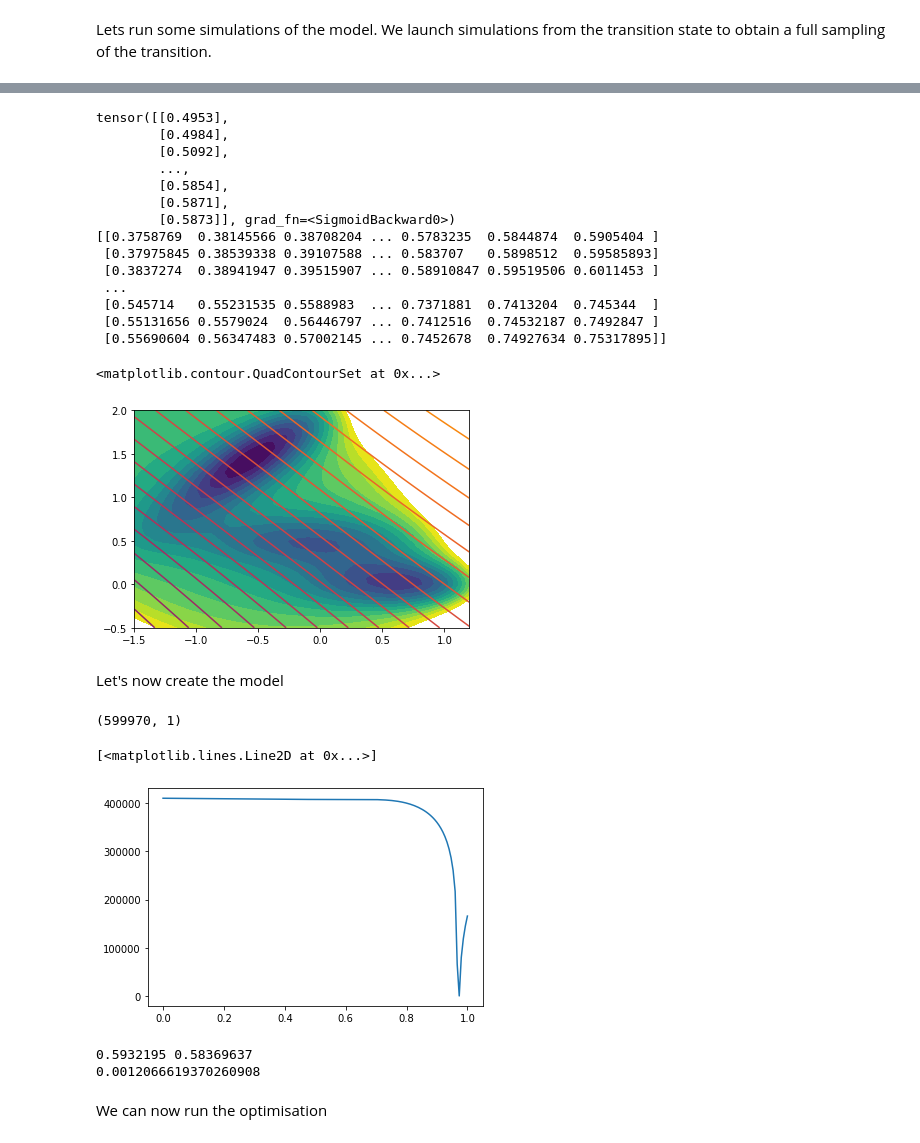
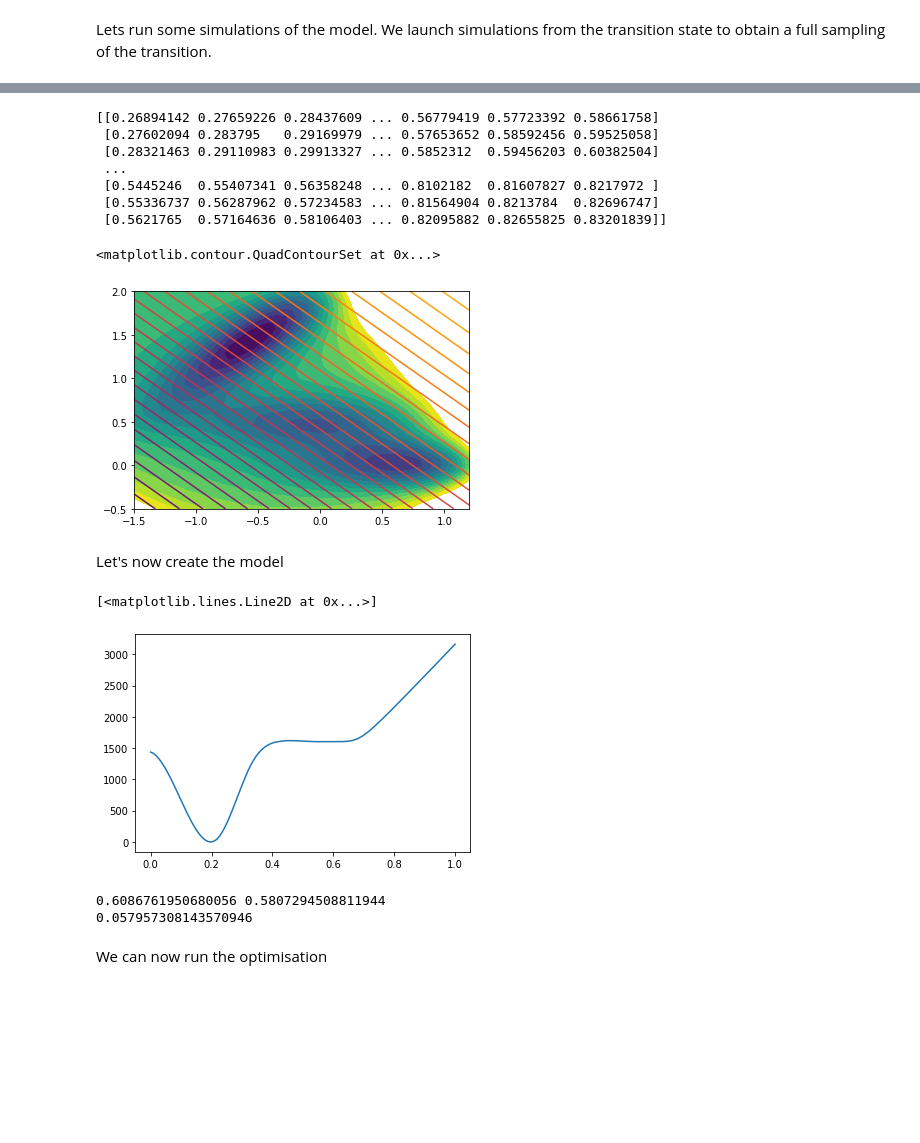
Before and after one commit to langevinmodel/folie, a Jupyter notebook: examples/tutorials/optimal_cv_transition_angle.ipynb, the cells around one changed output, grey strips where cells are left out. Drawn from its saved outputs; the diff is of its cells as text; code cells hidden in the pictures; blank space fills up the shorter version.

```diff
--- a/examples/tutorials/optimal_cv_transition_angle.ipynb
+++ b/examples/tutorials/optimal_cv_transition_angle.ipynb
@@ -102,39 +75,25 @@ tensor([[-0.8914,  0.5205],
 # %%
-#initialization of the neural network
-input_size = 2
-output_size = 1
-projection = nn.Sequential(
-    nn.Linear(input_size, 2), nn.ELU(),
-#     nn.Linear(8, 8), nn.ELU(),
-    nn.Linear(2, 1), nn.Sigmoid()
-)
-
-print(projection(x_torch))
+def projection(X,coefficient):
+    return 1.0/(1+np.exp(-((1.0-coefficient)*X[:,0]+coefficient*X[:,1])))
 
 # Show the initial cv
-new_cv = projection(torch.Tensor(np.column_stack([X.ravel(),Y.ravel()]))).detach().numpy().reshape(X.shape)
+coefficient0 = 0.5
+new_cv = projection(np.column_stack([X.ravel(),Y.ravel()]),coefficient0).reshape(X.shape)
 print(new_cv)
 fig = plt.figure()
 ax = plt.axes()
 ax.contourf(X, Y, pot-np.min(pot), levels=np.linspace(0,50,15))
 ax.contour(X, Y, new_cv, cmap="inferno", levels=np.linspace(0,1,50))
 # %% [output]
-tensor([[0.4953],
-        [0.4984],
-        [0.5092],
-        ...,
-        [0.5854],
-        [0.5871],
-        [0.5873]], grad_fn=<SigmoidBackward0>)
-[[0.3758769  0.38145566 0.38708204 ... 0.5783235  0.5844874  0.5905404 ]
- [0.37975845 0.38539338 0.39107588 ... 0.583707   0.5898512  0.59585893]
- [0.3837274  0.38941947 0.39515907 ... 0.58910847 0.59519506 0.6011453 ]
+[[0.26894142 0.27659226 0.28437609 ... 0.56779419 0.57723392 0.58661758]
+ [0.27602094 0.283795   0.29169979 ... 0.57653652 0.58592456 0.59525058]
+ [0.28321463 0.29110983 0.29913327 ... 0.5852312  0.59456203 0.60382504]
  ...
- [0.545714   0.55231535 0.5588983  ... 0.7371881  0.7413204  0.745344  ]
- [0.55131656 0.5579024  0.56446797 ... 0.7412516  0.74532187 0.7492847 ]
- [0.55690604 0.56347483 0.57002145 ... 0.7452678  0.74927634 0.75317895]]
+ [0.5445246  0.55407341 0.56358248 ... 0.8102182  0.81607827 0.8217972 ]
+ [0.55336737 0.56287962 0.57234583 ... 0.81564904 0.8213784  0.82696747]
+ [0.5621765  0.57164636 0.58106403 ... 0.82095882 0.82655825 0.83201839]]
 <matplotlib.contour.QuadContourSet at 0x...>
-[figure, old version]
+[figure, new version]
 # %% [markdown]
 Let's now create the model
 # %%
@@ -143,23 +102,23 @@ model_fit = fl.models.OverdampedSplines1D(domain=domain)
 # %%
 
 est=fl.KramersMoyalEstimator(model_fit)
-data_proj = fl.Trajectories()
-data_proj.append({"x": projection(x_torch).detach().numpy(), "xt": projection(xt_torch).detach().numpy(), "dt":dt})
-print(data_proj[0]["x"].shape)
+data_proj = fl.Trajectories(dt=dt)
+for trj in data:
+    data_proj.append(projection(trj["x"], coefficient0).reshape(-1,1))
+
 est.fit(data_proj)
 pmf=fl.analysis.free_energy_profile_1d(model_fit, np.linspace(0.01,0.99,150))
 plt.plot(np.linspace(0,1,150), pmf)
 # %% [output]
-(599970, 1)
+[<matplotlib.lines.Line2D at 0x...>]
-[<matplotlib.lines.Line2D at 0x...>]
-[figure, old version]
+[figure, new version]
 # %%
-proj_product=projection(torch.Tensor(product)).detach().numpy()[0,0]
-proj_reactant=projection(torch.Tensor(reactant)).detach().numpy()[0,0]
+proj_product=projection(product, coefficient0)[0]
+proj_reactant=projection(reactant, coefficient0)[0]
 print(proj_reactant,proj_product)
 mfpt = fl.analysis.mfpt_1d(model_fit,x_end=proj_product, x_range=[0.01,0.99], x_start=proj_reactant)
 print(mfpt)
 # %% [output]
-0.5932195 0.58369637
-0.0012066619370260908
+0.6086761950680056 0.5807294508811944
+0.057957308143570946
 # %%
```
Also changed, not shown: parts of 19 cells of this notebook, 1 other file.
